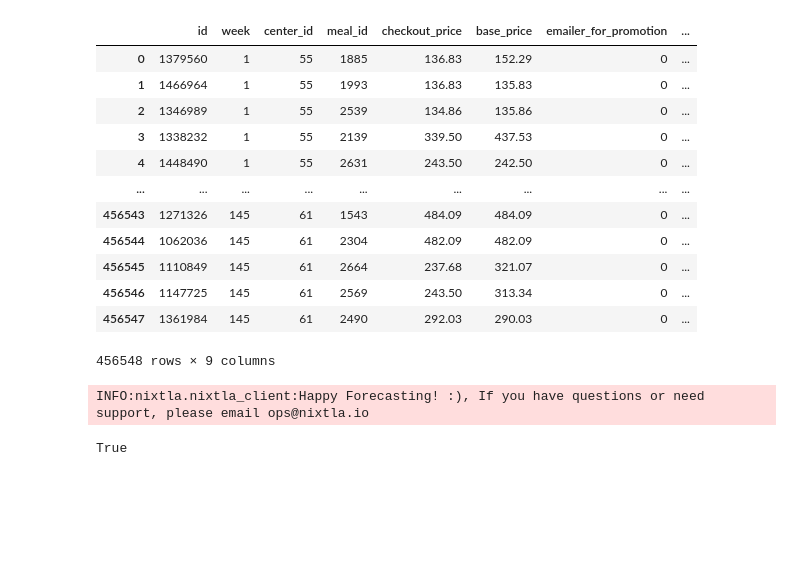
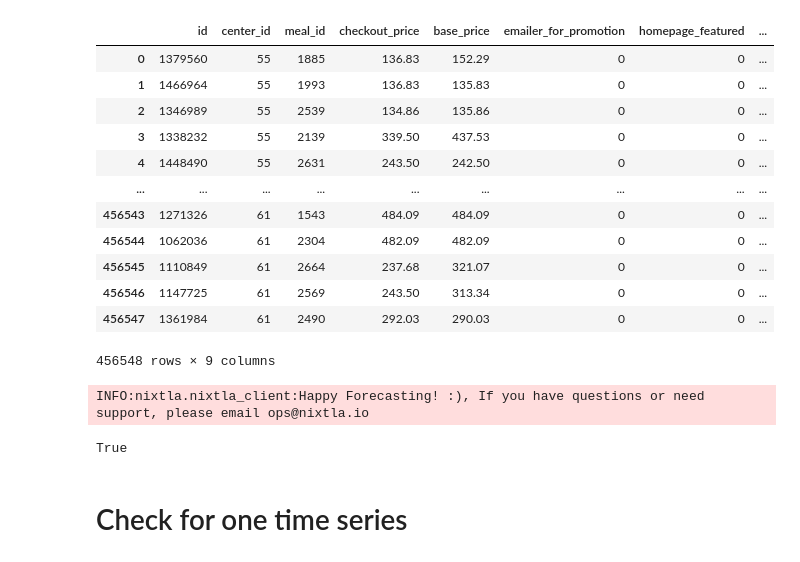
Before and after one commit to gouthaman87/fooddemand_py, a Jupyter notebook: run.ipynb, the cells around one changed output. Drawn from its saved outputs; the diff is of its cells as text; code cells hidden in the pictures; blank space fills up the shorter version.

```diff
--- a/run.ipynb
+++ b/run.ipynb
@@ -1,20 +6,3 @@
 # %%
-import pandas as pd
-
+# Read Data
 df = pd.read_csv('/Volumes/Macintosh HD/AnalyticsVidhya/av-gt-food_demand_forecast/inst/extdata/train.csv')
-
-df
-# %% [output]
-|  | id | week | center_id | meal_id | checkout_price | base_price | emailer_for_promotion | ... |
-| 0 | 1379560 | 1 | 55 | 1885 | 136.83 | 152.29 | 0 | ... |
-| 1 | 1466964 | 1 | 55 | 1993 | 136.83 | 135.83 | 0 | ... |
-| 2 | 1346989 | 1 | 55 | 2539 | 134.86 | 135.86 | 0 | ... |
-| 3 | 1338232 | 1 | 55 | 2139 | 339.50 | 437.53 | 0 | ... |
-| 4 | 1448490 | 1 | 55 | 2631 | 243.50 | 242.50 | 0 | ... |
-| ... | ... | ... | ... | ... | ... | ... | ... | ... |
-| 456543 | 1271326 | 145 | 61 | 1543 | 484.09 | 484.09 | 0 | ... |
-| 456544 | 1062036 | 145 | 61 | 2304 | 482.09 | 482.09 | 0 | ... |
-| 456545 | 1110849 | 145 | 61 | 2664 | 237.68 | 321.07 | 0 | ... |
-| 456546 | 1147725 | 145 | 61 | 2569 | 243.50 | 313.34 | 0 | ... |
-| 456547 | 1361984 | 145 | 61 | 2490 | 292.03 | 290.03 | 0 | ... |
-456548 rows × 9 columns
@@ -35,9 +9,40 @@ from nixtla import NixtlaClient
+# %%
+# Get maximum & minimum weeks
+max_week = df['week'].max()
+
+week = pd.date_range(
+    start=datetime(2022,1,3),
+    periods=max_week,
+    freq='W-MON'
+)
+
+pd_week = pd.DataFrame({'calendar_date':week, 'week':pd.RangeIndex(1,(max_week+1)).to_series()})
+
+df_master = df.merge(pd_week, on='week')
+df_master = df_master.drop(['week'], axis=1)
+
+df_master
+# %% [output]
+|  | id | center_id | meal_id | checkout_price | base_price | emailer_for_promotion | homepage_featured | ... |
+| 0 | 1379560 | 55 | 1885 | 136.83 | 152.29 | 0 | 0 | ... |
+| 1 | 1466964 | 55 | 1993 | 136.83 | 135.83 | 0 | 0 | ... |
+| 2 | 1346989 | 55 | 2539 | 134.86 | 135.86 | 0 | 0 | ... |
+| 3 | 1338232 | 55 | 2139 | 339.50 | 437.53 | 0 | 0 | ... |
+| 4 | 1448490 | 55 | 2631 | 243.50 | 242.50 | 0 | 0 | ... |
+| ... | ... | ... | ... | ... | ... | ... | ... | ... |
+| 456543 | 1271326 | 61 | 1543 | 484.09 | 484.09 | 0 | 0 | ... |
+| 456544 | 1062036 | 61 | 2304 | 482.09 | 482.09 | 0 | 0 | ... |
+| 456545 | 1110849 | 61 | 2664 | 237.68 | 321.07 | 0 | 0 | ... |
+| 456546 | 1147725 | 61 | 2569 | 243.50 | 313.34 | 0 | 0 | ... |
+| 456547 | 1361984 | 61 | 2490 | 292.03 | 290.03 | 0 | 0 | ... |
+456548 rows × 9 columns
 # %%
 nixtla_client = NixtlaClient(
     api_key = 'nixtla-tok-BMLzdE6eCpynj4IoTctTutxujAhphTL7dzPvhnj1zmxj3jGqyIamzqKPOjRWZ4g0qWbrhpVgQwBY1hvE'
 )
+nixtla_client.validate_api_key()
+# %% [output]
+INFO:nixtla.nixtla_client:Happy Forecasting! :), If you have questions or need support, please email ops@nixtla.io
+True
-# %%
-nixtla_client.validate_api_key()
-# %% [output]
-INFO:nixtla.nixtla_client:Happy Forecasting! :), If you have questions or need support, please email ops@nixtla.io
-True
+# %% [markdown]
+# Check for one time series
```
Also changed, not shown: parts of 6 cells of this notebook.
